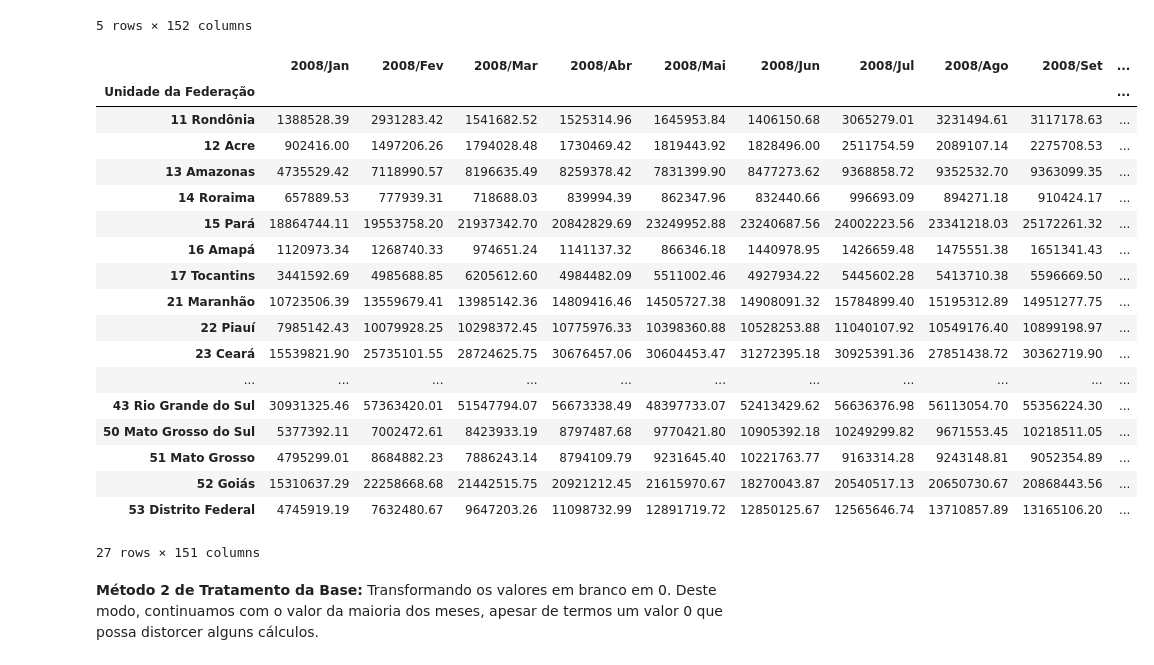
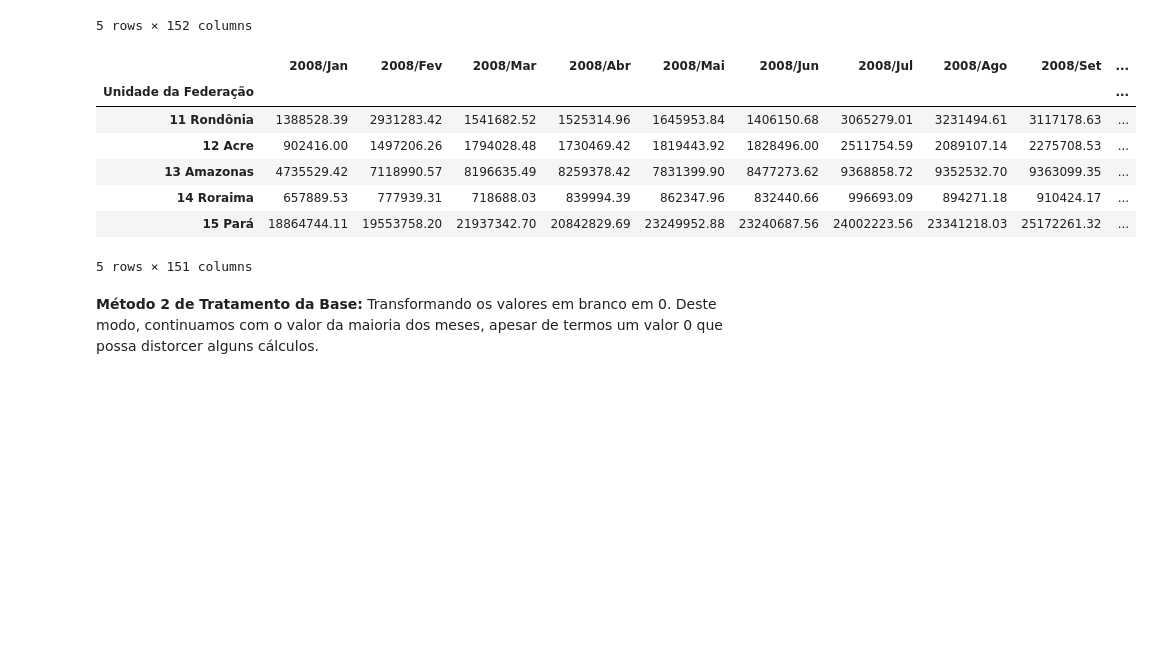
Before and after one commit to andrevcmelo/BootcampAlura2021, a Jupyter notebook: BootcampAlura_Modulo01.ipynb, the cells around one changed output. Saved outputs shown, nothing was run; the diff lists cells and outputs as text; code cells hidden in the pictures; blank space fills up the shorter version.

```diff
--- a/BootcampAlura_Modulo01.ipynb
+++ b/BootcampAlura_Modulo01.ipynb
@@ -107,27 +107,16 @@ usaveis.head()
 5 rows × 152 columns
 # %%
 usaveis = usaveis.set_index("Unidade da Federação")
-usaveis
+usaveis.head(5)
 # %% [output]
 |  | 2008/Jan | 2008/Fev | 2008/Mar | 2008/Abr | 2008/Mai | 2008/Jun | 2008/Jul | 2008/Ago | 2008/Set | ... |
 | Unidade da Federação |  |  |  |  |  |  |  |  |  | ... |
 | 11 Rondônia | 1388528.39 | 2931283.42 | 1541682.52 | 1525314.96 | 1645953.84 | 1406150.68 | 3065279.01 | 3231494.61 | 3117178.63 | ... |
 | 12 Acre | 902416.00 | 1497206.26 | 1794028.48 | 1730469.42 | 1819443.92 | 1828496.00 | 2511754.59 | 2089107.14 | 2275708.53 | ... |
 | 13 Amazonas | 4735529.42 | 7118990.57 | 8196635.49 | 8259378.42 | 7831399.90 | 8477273.62 | 9368858.72 | 9352532.70 | 9363099.35 | ... |
 | 14 Roraima | 657889.53 | 777939.31 | 718688.03 | 839994.39 | 862347.96 | 832440.66 | 996693.09 | 894271.18 | 910424.17 | ... |
 | 15 Pará | 18864744.11 | 19553758.20 | 21937342.70 | 20842829.69 | 23249952.88 | 23240687.56 | 24002223.56 | 23341218.03 | 25172261.32 | ... |
-| 16 Amapá | 1120973.34 | 1268740.33 | 974651.24 | 1141137.32 | 866346.18 | 1440978.95 | 1426659.48 | 1475551.38 | 1651341.43 | ... |
-| 17 Tocantins | 3441592.69 | 4985688.85 | 6205612.60 | 4984482.09 | 5511002.46 | 4927934.22 | 5445602.28 | 5413710.38 | 5596669.50 | ... |
-| 21 Maranhão | 10723506.39 | 13559679.41 | 13985142.36 | 14809416.46 | 14505727.38 | 14908091.32 | 15784899.40 | 15195312.89 | 14951277.75 | ... |
-| 22 Piauí | 7985142.43 | 10079928.25 | 10298372.45 | 10775976.33 | 10398360.88 | 10528253.88 | 11040107.92 | 10549176.40 | 10899198.97 | ... |
-| 23 Ceará | 15539821.90 | 25735101.55 | 28724625.75 | 30676457.06 | 30604453.47 | 31272395.18 | 30925391.36 | 27851438.72 | 30362719.90 | ... |
-| ... | ... | ... | ... | ... | ... | ... | ... | ... | ... | ... |
-| 43 Rio Grande do Sul | 30931325.46 | 57363420.01 | 51547794.07 | 56673338.49 | 48397733.07 | 52413429.62 | 56636376.98 | 56113054.70 | 55356224.30 | ... |
-| 50 Mato Grosso do Sul | 5377392.11 | 7002472.61 | 8423933.19 | 8797487.68 | 9770421.80 | 10905392.18 | 10249299.82 | 9671553.45 | 10218511.05 | ... |
-| 51 Mato Grosso | 4795299.01 | 8684882.23 | 7886243.14 | 8794109.79 | 9231645.40 | 10221763.77 | 9163314.28 | 9243148.81 | 9052354.89 | ... |
-| 52 Goiás | 15310637.29 | 22258668.68 | 21442515.75 | 20921212.45 | 21615970.67 | 18270043.87 | 20540517.13 | 20650730.67 | 20868443.56 | ... |
-| 53 Distrito Federal | 4745919.19 | 7632480.67 | 9647203.26 | 11098732.99 | 12891719.72 | 12850125.67 | 12565646.74 | 13710857.89 | 13165106.20 | ... |
-27 rows × 151 columns
+5 rows × 151 columns
 # %% [markdown]
 **Método 2 de Tratamento da Base:**
 Transformando os valores em branco em 0. Deste modo, continuamos com o valor da maioria dos meses, apesar de termos um valor 0 que possa distorcer alguns cálculos.
```
Also changed, not shown: parts of 9 cells of this notebook.
